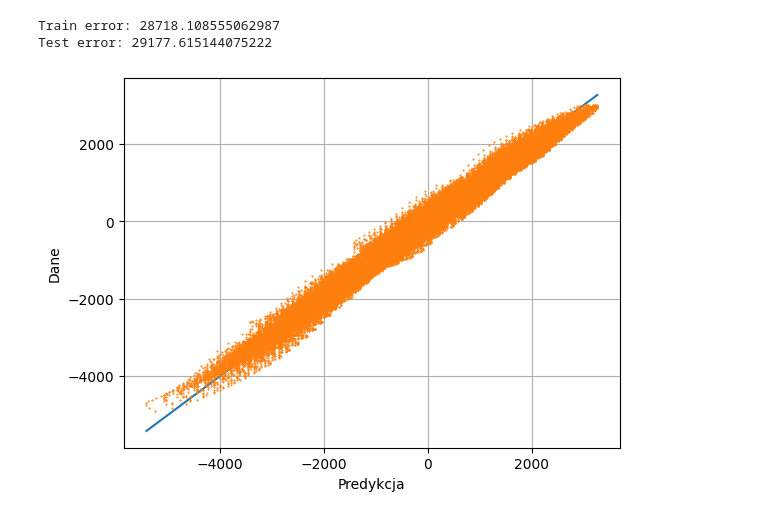
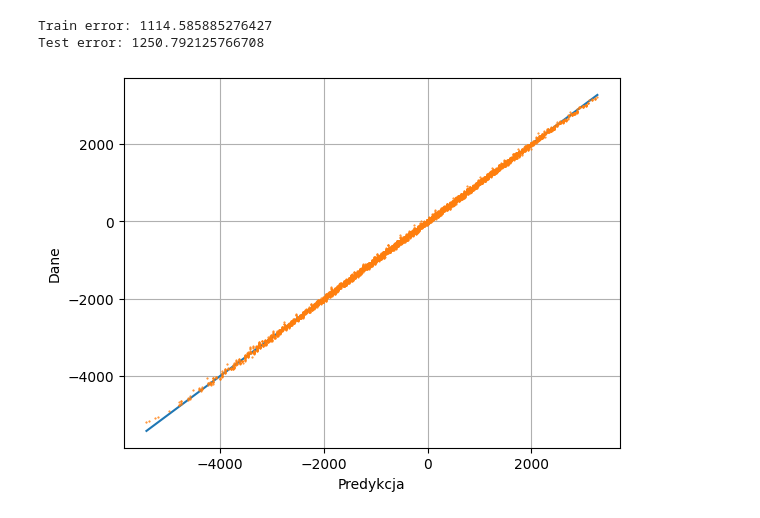
Before and after one commit to pochlebiacz/Analytical-neural-network-learning-algorithms, a Jupyter notebook: R4/5-Pruning ELM.ipynb, the cells around one changed output. Cells and saved outputs as stored; diff of their text form; code cells hidden in the pictures.

```diff
--- a/R4/5-Pruning ELM.ipynb
+++ b/R4/5-Pruning ELM.ipynb
@@ -44,16 +30,17 @@ model = ELM(4, 100, 1)
 # %%
-V = activation(model.fc1.bias.data.reshape(-1, 1) + model.fc1.weight.data @ trainset[:][0].T)
-H = torch.concatenate([torch.ones(1, len(trainset)), V], dim=0).T
-T = trainset[:][1].reshape(1, -1).T
-W2 = torch.linalg.pinv(H) @ T.reshape(1, -1, 1)
-model.fc2.bias.data, model.fc2.weight.data = W2[0][0], W2[0][1:].T
+# model = ELM(4, 100, 1).to(device)
+# V = activation(model.fc1.bias.data.reshape(-1, 1) + model.fc1.weight.data @ trainset[:][0].T)
+# H = torch.concatenate([torch.ones(1, len(trainset)), V], dim=0).T
+# T = trainset[:][1].reshape(1, -1).T.to(device)
+# W2 = torch.linalg.pinv(H) @ T.reshape(1, -1, 1)
+# model.fc2.bias.data, model.fc2.weight.data = W2[0][0], W2[0][1:].T
 # %%
 def infGain(model, loader):
     model.eval()
     loss = 0
     for x, y in loader:
-        x, y = x.reshape(-1, 4), y.reshape(-1, 1)
-        preds = model(x)
+        x, y = x.reshape(-1, 4).to(device), y.reshape(-1, 1).to(device)
+        preds = model(x).to(device)
         loss += torch.norm(preds - y)
     return loss
 
@@ -72,18 +59,18 @@ def prune(model, loader):
             model.fc1.weight.data[i] = fc1_weight_temp
             model.fc1.bias.data[i] = fc1_bias_temp
             model.fc2.weight.data[:,i] = fc2_weight_temp
-        neuron_to_prune = np.argmin(inf)
+        neuron_to_prune = np.argmin(torch.tensor(inf).cpu().detach().numpy())
         pruned_model = ELM(1, model.fc1.out_features-1, 1)
         pruned_model.fc1.weight.data = torch.cat([model.fc1.weight.data[:neuron_to_prune], model.fc1.weight.data[neuron_to_prune+1:]])
         pruned_model.fc1.bias.data = torch.cat([model.fc1.bias.data[:neuron_to_prune], model.fc1.bias.data[neuron_to_prune+1:]])
         pruned_model.fc2.weight.data = torch.cat([model.fc2.weight.data[:,:neuron_to_prune],model.fc2.weight.data[:,neuron_to_prune+1:]], dim=1)
     return pruned_model
 
-for _ in range(2):
-    model = prune(model, testloader)
+# for _ in range(2):
+#     model = prune(model, testloader).to(device)
 
-V = activation(model.fc1.bias.data.reshape(-1, 1) + model.fc1.weight.data @ trainset[:][0].T)
-H = torch.concatenate([torch.ones(1, len(trainset)), V], dim=0).T
-T = trainset[:][1].reshape(1, -1).T
-W2 = torch.linalg.pinv(H) @ T.reshape(1, -1, 1)
-model.fc2.bias.data, model.fc2.weight.data = W2[0][0], W2[0][1:].T
+# V = activation(model.fc1.bias.data.reshape(-1, 1) + model.fc1.weight.data @ trainset[:][0].T.to(device))
+# H = torch.concatenate([torch.ones(1, len(trainset)).to(device), V.to(device)], dim=0).T
+# T = trainset[:][1].reshape(1, -1).T.to(device)
+# W2 = torch.linalg.pinv(H) @ T.reshape(1, -1, 1)
+# model.fc2.bias.data, model.fc2.weight.data = W2[0][0], W2[0][1:].T
@@ -90,13 +146,13 @@ model.fc2.bias.data, model.fc2.weight.data = W2[0][0], W2[0][1:].T
 # %%
-print(f'Train error: {(model(trainset[:][0].clone().detach().reshape(-1, 4))-trainset[:][1].reshape(-1, 1)).reshape(-1).pow(2).mean()}')
-print(f'Test error: {(model(testset[:][0].clone().detach().reshape(-1, 4))-testset[:][1].reshape(-1, 1)).reshape(-1).pow(2).mean()}')
+print(f'Train error: {(model(trainset[:][0].clone().detach().reshape(-1, 4).to(device))-trainset[:][1].reshape(-1, 1).to(device)).reshape(-1).pow(2).mean()}')
+print(f'Test error: {(model(testset[:][0].clone().detach().reshape(-1, 4).to(device))-testset[:][1].reshape(-1, 1).to(device)).reshape(-1).pow(2).mean()}')
 plt.plot([np.min(outs), np.max(outs)], [np.min(outs), np.max(outs)])
-plt.plot(outs.reshape(-1), model(torch.cat((torch.Tensor(X).reshape(-1, 1), torch.Tensor(Y).reshape(-1, 1), torch.Tensor(Z).reshape(-1, 1), torch.Tensor(W).reshape(-1, 1)), axis=1)).detach().numpy().reshape(-1), '.', markersize=1)
+plt.plot(outs.reshape(-1), model(torch.cat((torch.Tensor(X).reshape(-1, 1), torch.Tensor(Y).reshape(-1, 1), torch.Tensor(Z).reshape(-1, 1), torch.Tensor(W).reshape(-1, 1)), axis=1).to(device)).cpu().detach().numpy().reshape(-1), '.', markersize=1)
 plt.xlabel('Predykcja')
 plt.ylabel('Dane')
 plt.grid()
 plt.show()
 # %% [output]
-Train error: 28718.108555062987
-Test error: 29177.615144075222
+Train error: 1114.585885276427
+Test error: 1250.792125766708
-[figure, old version]
+[figure, new version]
```
Also changed, not shown: parts of 3 cells of this notebook, 1 other file.
